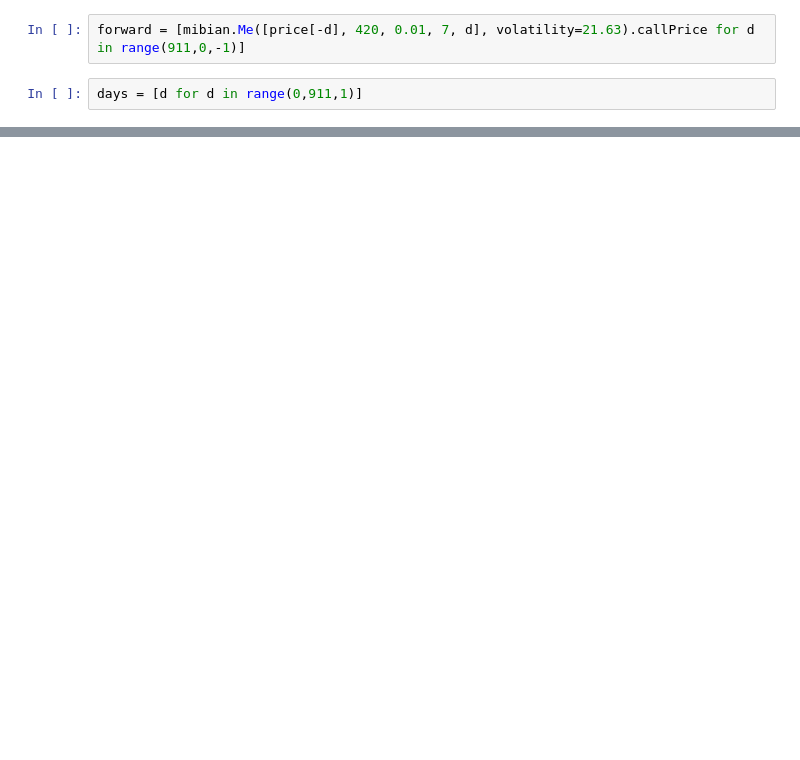
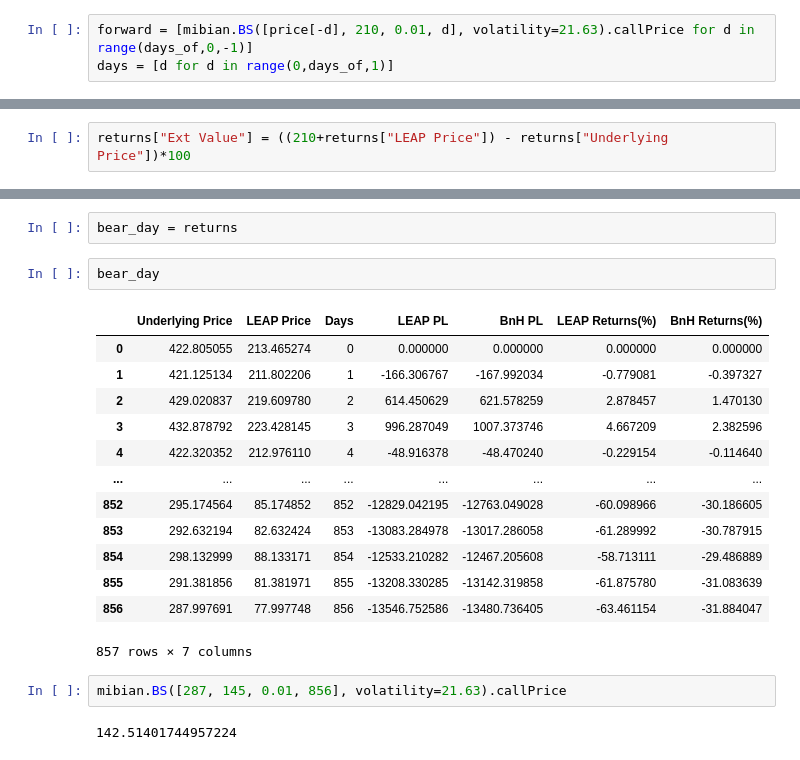
Before and after one commit to zachlim98/BeatingEnDUS, a Jupyter notebook: MonteCarloLEAPS/simulation.ipynb, the cells around one changed output, grey strips where cells are left out. Saved outputs shown, nothing was run; the diff lists cells and outputs as text; blank space fills up the shorter version.

```diff
--- a/MonteCarloLEAPS/simulation.ipynb
+++ b/MonteCarloLEAPS/simulation.ipynb
@@ -14,5 +26,4 @@ returns = np.random.normal(loc=mu, scale=sigma, size=911)
 price = start_price*(1+returns).cumprod()
 # %%
-forward = [mibian.Me([price[-d], 420, 0.01, 7, d], volatility=21.63).callPrice for d in range(911,0,-1)]
+forward = [mibian.BS([price[-d], 210, 0.01, d], volatility=21.63).callPrice for d in range(days_of,0,-1)]
+days = [d for d in range(0,days_of,1)]
-# %%
-days = [d for d in range(0,911,1)]
@@ -44,0 +39,2 @@ plt.show()
+# %%
+returns["Ext Value"] = ((210+returns["LEAP Price"]) - returns["Underlying Price"])*100
@@ -44,0 +75,22 @@ plt.show()
+# %%
+bear_day = returns
+# %%
+bear_day
+# %% [output]
+|  | Underlying Price | LEAP Price | Days | LEAP PL | BnH PL | LEAP Returns(%) | BnH Returns(%) |
+| 0 | 422.805055 | 213.465274 | 0 | 0.000000 | 0.000000 | 0.000000 | 0.000000 |
+| 1 | 421.125134 | 211.802206 | 1 | -166.306767 | -167.992034 | -0.779081 | -0.397327 |
+| 2 | 429.020837 | 219.609780 | 2 | 614.450629 | 621.578259 | 2.878457 | 1.470130 |
+| 3 | 432.878792 | 223.428145 | 3 | 996.287049 | 1007.373746 | 4.667209 | 2.382596 |
+| 4 | 422.320352 | 212.976110 | 4 | -48.916378 | -48.470240 | -0.229154 | -0.114640 |
+| ... | ... | ... | ... | ... | ... | ... | ... |
+| 852 | 295.174564 | 85.174852 | 852 | -12829.042195 | -12763.049028 | -60.098966 | -30.186605 |
+| 853 | 292.632194 | 82.632424 | 853 | -13083.284978 | -13017.286058 | -61.289992 | -30.787915 |
+| 854 | 298.132999 | 88.133171 | 854 | -12533.210282 | -12467.205608 | -58.713111 | -29.486889 |
+| 855 | 291.381856 | 81.381971 | 855 | -13208.330285 | -13142.319858 | -61.875780 | -31.083639 |
+| 856 | 287.997691 | 77.997748 | 856 | -13546.752586 | -13480.736405 | -63.461154 | -31.884047 |
+857 rows × 7 columns
+# %%
+mibian.BS([287, 145, 0.01, 856], volatility=21.63).callPrice
+# %% [output]
+142.51401744957224
```
Also changed, not shown: parts of 18 cells of this notebook, 4 other files.
